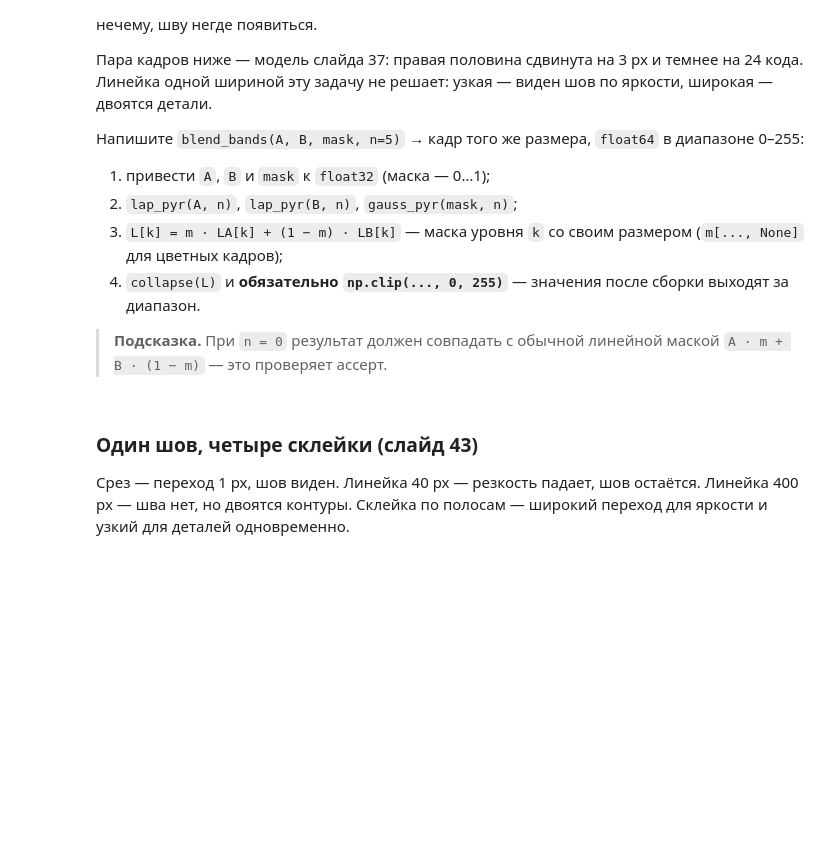
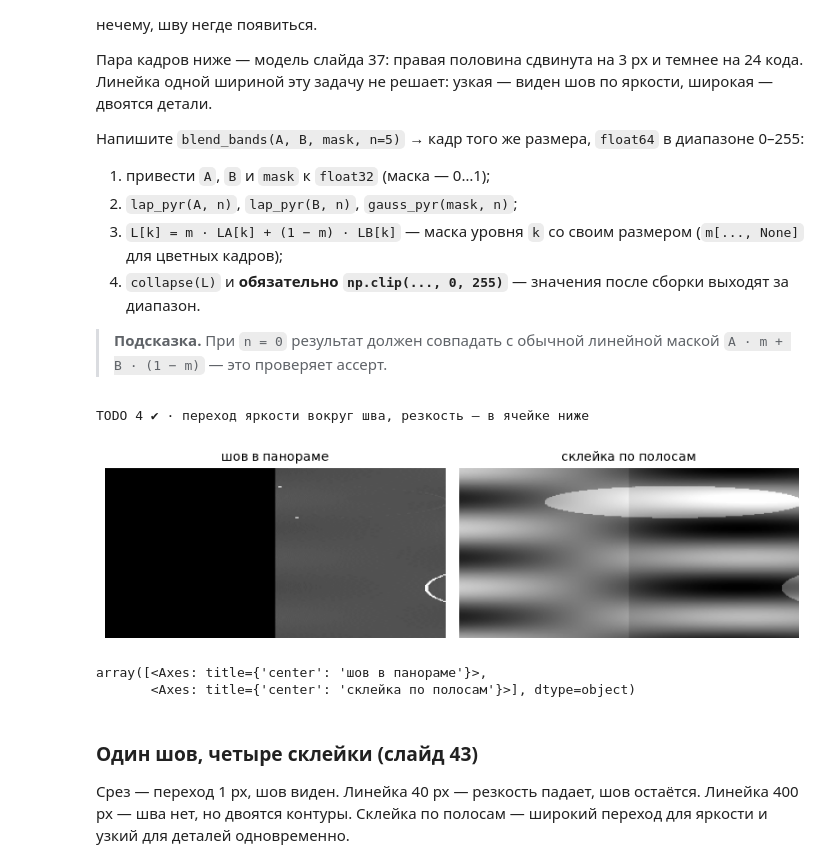
Before and after one commit to Arinapakalova/iu-intro-cv-clone, a Jupyter notebook: labs/lab06-frequency/lab06.ipynb, the cells around one changed output. Drawn from its saved outputs; the diff is of its cells as text; code cells hidden in the pictures; blank space fills up the shorter version.

```diff
--- a/labs/lab06-frequency/lab06.ipynb
+++ b/labs/lab06-frequency/lab06.ipynb
@@ -387,32 +561,56 @@ print("float32: обратимость %.1e кодов · та же пирами
 # %%
 # Панорама из того же фото: правая половина темнее на 24 кода и сдвинута на 3 px (модель слайда 37)
 Hh, Ww = photo.shape[:2]; xs = Ww // 2
 left_f = np.float32(photo)
 right_f = np.float32(np.roll(photo, 3, axis=1)) - 24.0
 panA = np.clip(left_f, 0, 255)
 panB = np.clip(np.where(np.arange(Ww)[None, :] < xs, left_f, right_f), 0, 255)
-mask_f = np.float32(np.arange(Ww)[None, :] < xs) * np.ones((Hh, 1), np.float32)   # 1 слева, 0 справа
-
+xx = np.arange(Ww, dtype=np.float32)
+transition = np.clip((xs + 16 - xx) / 32.0, 0.0, 1.0)
+mask_f = np.broadcast_to(transition[None, :], (Hh, Ww)).copy()
 
 def blend_bands(A, B, mask, n=5):
-    """Склейка по полосам частот: уровни Лапласа смешиваются маской своего уровня → кадр в 0–255."""
-    # ───────────────────────── ВАШ КОД ─────────────────────────
-    # 5–6 строк: float32; lap_pyr(A), lap_pyr(B), gauss_pyr(mask); m[..., None] * a + (1 − m) * b; collapse; clip
-    raise NotImplementedError("TODO 4")
-    # ───────────────────────────────────────────────────────────
+    """Склейка по полосам частот с помощью пирамид Лапласа и Гаусса."""
+    A = np.asarray(A, dtype=np.float32)
+    B = np.asarray(B, dtype=np.float32)
+    mask = np.asarray(mask, dtype=np.float32)
+    mask = np.clip(mask, 0.0, 1.0)
 
+    LA = lap_pyr(A, n)
+    LB = lap_pyr(B, n)
+    GM = gauss_pyr(mask, n)
+
+    L = []
+    for k in range(n + 1):
+        m = GM[k]
+
+        # Для цветных изображений расширяем маску до H × W × 1.
+        if LA[k].ndim == 3:
+            m = m[..., None]
+
+        L.append(m * LA[k] + (1.0 - m) * LB[k])
+
+    result = collapse(L)
+    return np.clip(result, 0.0, 255.0).astype(np.float64)
 
 bl = blend_bands(panA, panB, mask_f, 5)
+
 assert bl.shape == panA.shape and bl.dtype == np.float64, "результат того же размера, float64 после клипа"
 m0 = blend_bands(panA, panB, mask_f, 0)
-linear = np.float32(panA) * mask_f[..., None] + np.float32(panB) * (1 - mask_f[..., None])
+linear = (np.float32(panA) * mask_f + np.float32(panB) * (1 - mask_f))
 assert np.abs(m0 - linear).max() < 0.5, "n = 0 должно совпадать с линейной маской: проверьте, что маска строится на том же числе уровней"
 assert bl.max() <= 255.0, "значения вышли за 255: после сборки нужен np.clip (слайд 43: от −22 до 255)"
-strip = slice(xs - 320, xs + 320)
-assert np.abs(bl[:, strip] - right_f[:, strip]).mean() < 3.0, "шва не видно: в полосе вокруг xs результат должен совпасть с правой частью (−24 кода и сдвиг)"
+strip = slice(xs, min(xs + 320, Ww))
+assert np.abs(bl[:, strip] - right_f[:, strip]).mean() < 3.0, \
+    "правая часть должна совпадать с right_f"
 print("TODO 4 ✔ · переход яркости вокруг шва, резкость — в ячейке ниже")
 viz.grid({"шов в панораме": np.abs(np.float32(panA) - np.float32(panB))[::8, xs - 160:xs + 160] / 60,
           "склейка по полосам": (bl[::8, xs - 160:xs + 160] / 255.0)}, cols=2, size=4)
+# %% [output]
+TODO 4 ✔ · переход яркости вокруг шва, резкость — в ячейке ниже
+[figure, added]
+array([<Axes: title={'center': 'шов в панораме'}>,
+       <Axes: title={'center': 'склейка по полосам'}>], dtype=object)
 # %% [markdown]
 ### Один шов, четыре склейки (слайд 43)
 
```
Also changed, not shown: parts of 16 cells of this notebook, 9 other files.
